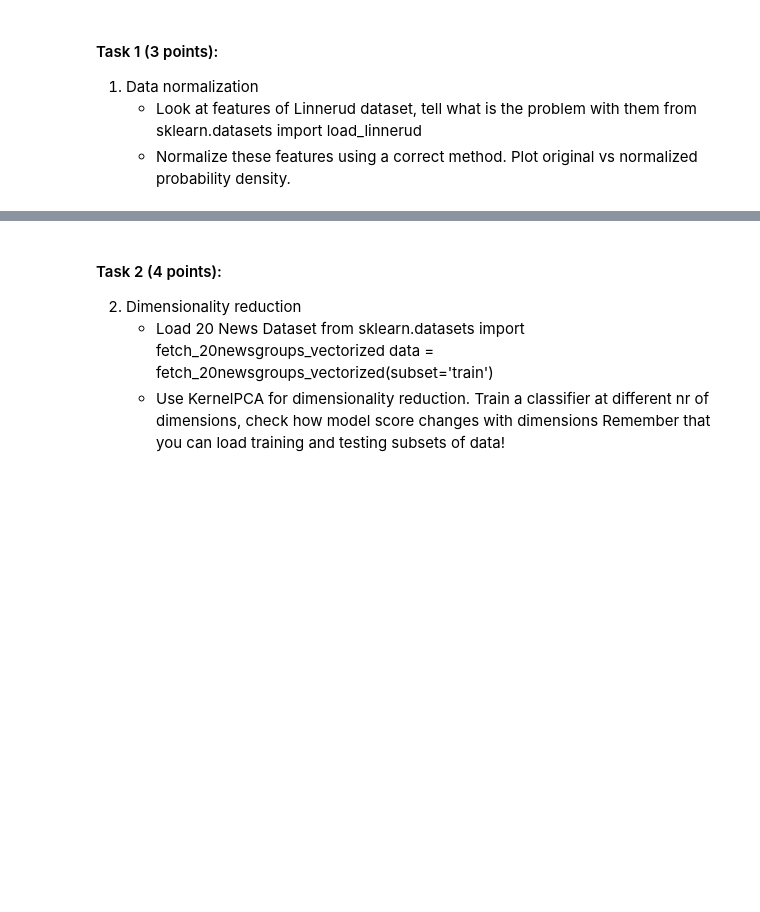
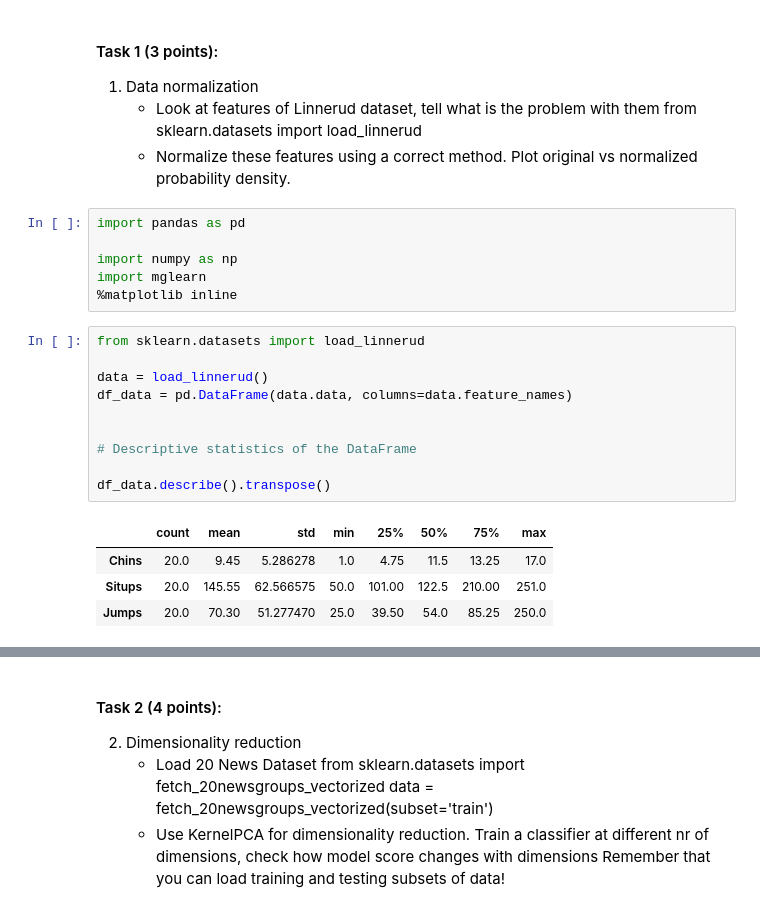
Before and after one commit to Basirulislam/Assignment_2, a Jupyter notebook: Assignment 2.ipynb, the cells around one changed output, grey strips where cells are left out. Drawn from its saved outputs; the diff is of its cells as text; blank space fills up the shorter version.

```diff
--- a/Assignment 2.ipynb
+++ b/Assignment 2.ipynb
@@ -38,3 +38,24 @@ fatal: unable to auto-detect email address (got 'Omistaja@DESKTOP-5I0UCPA.(none)
     - Look at features of Linnerud dataset, tell what is the problem with them
           from sklearn.datasets import load_linnerud
     - Normalize these features using a correct method. Plot original vs normalized probability density.
+# %%
+import pandas as pd
+
+import numpy as np
+import mglearn
+%matplotlib inline
+# %%
+from sklearn.datasets import load_linnerud
+
+data = load_linnerud()
+df_data = pd.DataFrame(data.data, columns=data.feature_names)
+
+
+# Descriptive statistics of the DataFrame
+
+df_data.describe().transpose()
+# %% [output]
+|  | count | mean | std | min | 25% | 50% | 75% | max |
+| Chins | 20.0 | 9.45 | 5.286278 | 1.0 | 4.75 | 11.5 | 13.25 | 17.0 |
+| Situps | 20.0 | 145.55 | 62.566575 | 50.0 | 101.00 | 122.5 | 210.00 | 251.0 |
+| Jumps | 20.0 | 70.30 | 51.277470 | 25.0 | 39.50 | 54.0 | 85.25 | 250.0 |
```
Also changed, not shown: parts of 6 cells of this notebook.
